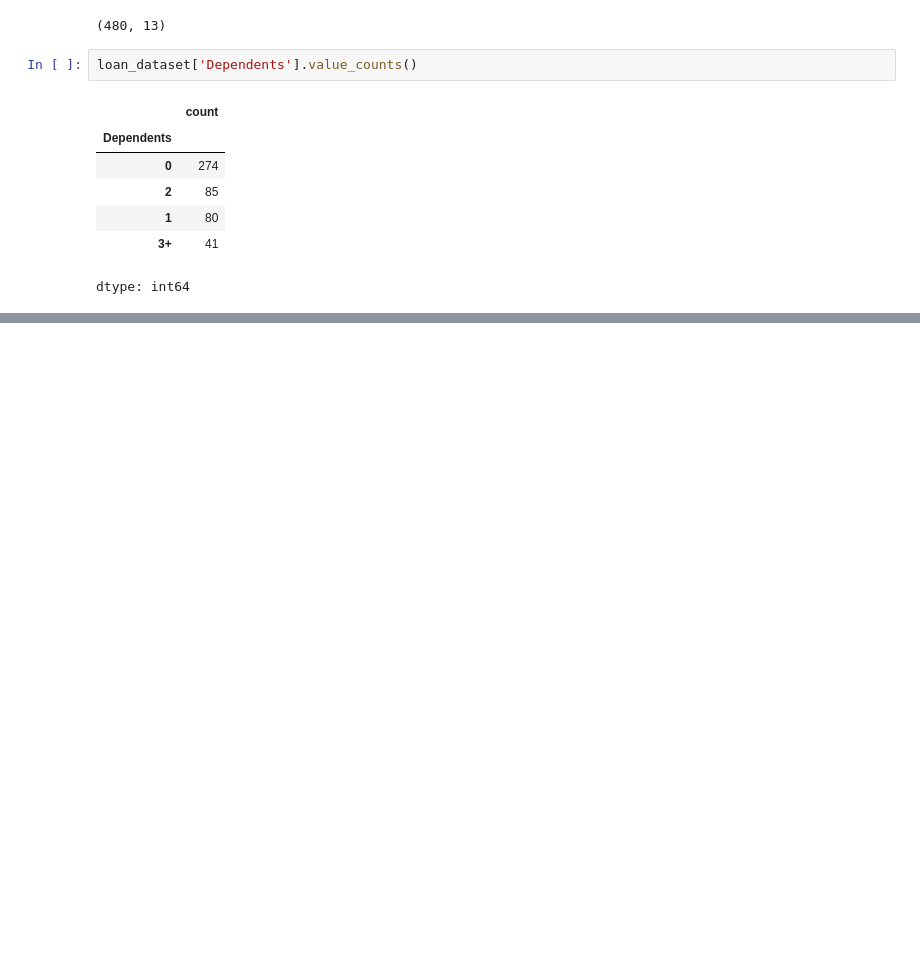
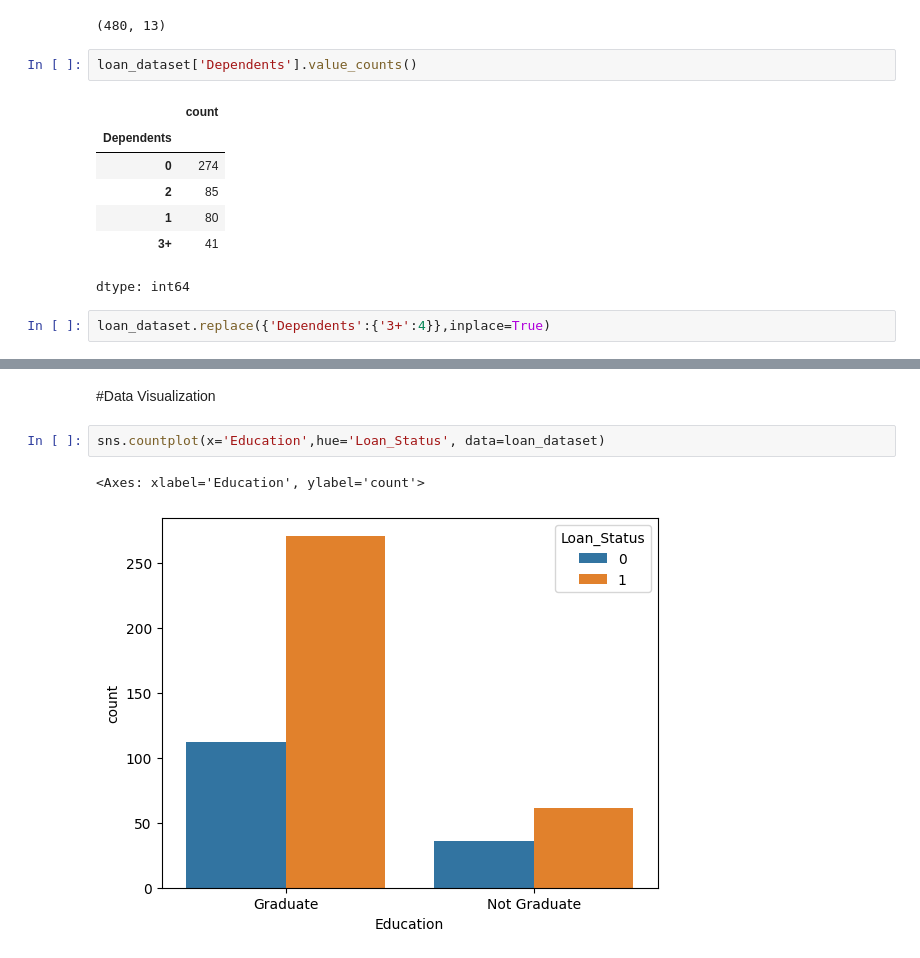
Before and after one commit to Ravravan/ML-projects, a Jupyter notebook: Loan_Status_Prediction.ipynb, the cells around one changed output, grey strips where cells are left out. Saved outputs shown, nothing was run; the diff lists cells and outputs as text; blank space fills up the shorter version.

```diff
--- a/Loan_Status_Prediction.ipynb
+++ b/Loan_Status_Prediction.ipynb
@@ -108,3 +108,5 @@ loan_dataset['Dependents'].value_counts()
 | 1 | 80 |
 | 3+ | 41 |
 dtype: int64
+# %%
+loan_dataset.replace({'Dependents':{'3+':4}},inplace=True)
@@ -110,0 +143,7 @@ dtype: int64
+# %% [markdown]
+#Data Visualization
+# %%
+sns.countplot(x='Education',hue='Loan_Status', data=loan_dataset)
+# %% [output]
+<Axes: xlabel='Education', ylabel='count'>
+[figure, added]
```
Also changed, not shown: parts of 3 cells of this notebook.
